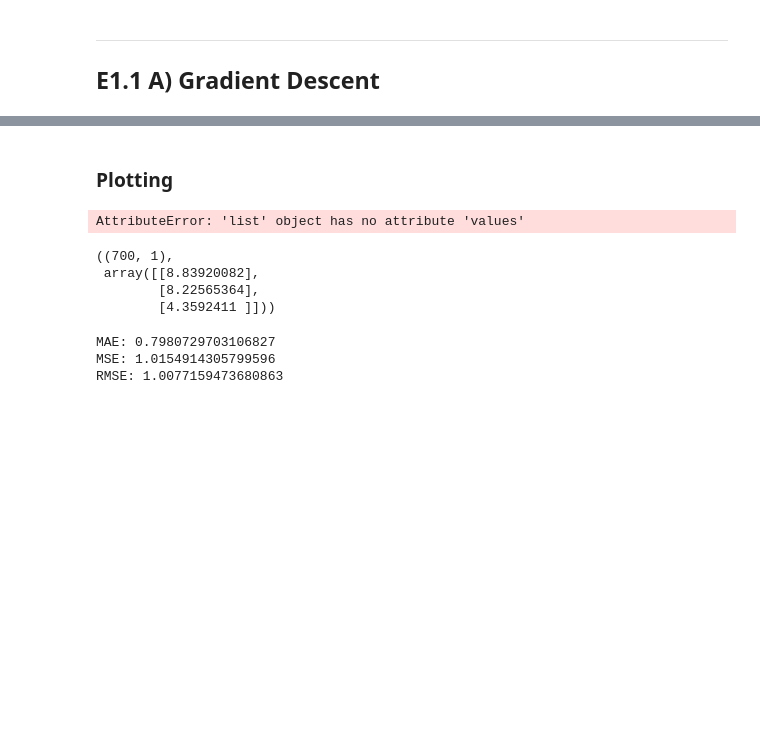
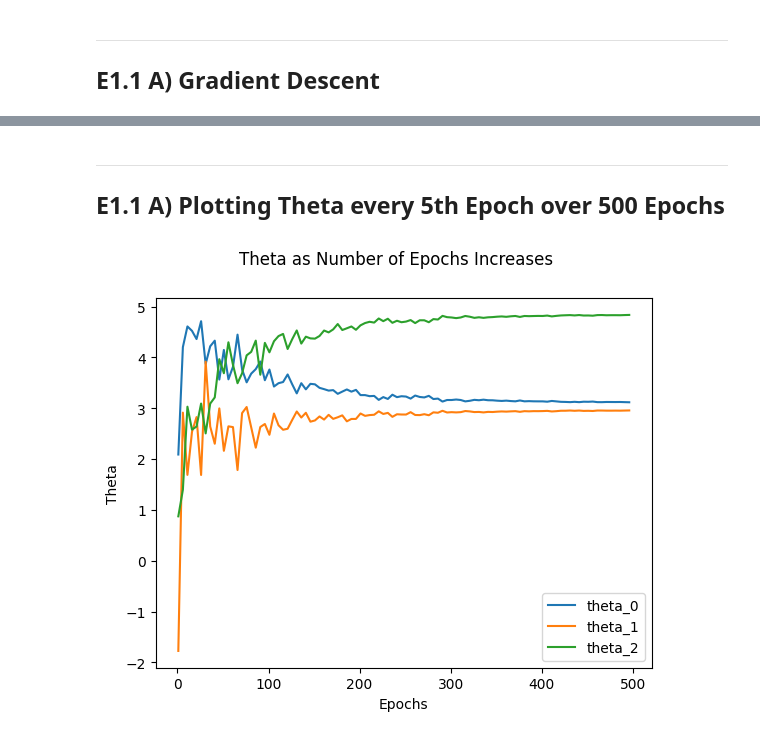
Before and after one commit to Andreas-Svensson/machine_learning, a Jupyter notebook: exercises/E1.ipynb, the cells around one changed output, grey strips where cells are left out. Cells and saved outputs as stored; diff of their text form; code cells hidden in the pictures; blank space fills up the shorter version.

Commit message:
work on stochastic gradient descent

```diff
--- a/exercises/E1.ipynb
+++ b/exercises/E1.ipynb
@@ -35,6 +27,7 @@ def simulate_dataset(samples, features, beta_values):
     # calculating y based on X dot multiplied with beta vector (note beta_0 multiplied by ones from the added column)
     # adding epsilon for some random variance
     y = np.dot(X, beta_values) + epsilon
+    y = y.reshape(-1, 1) # giving y the dimensions (1000,1) instead of (1000,)
 
     return X, y
 # %%
@@ -101,11 +58,8 @@ def gradient_descent(X, y, learning_rate = 0.1, epochs = 500):
     # for example X (1000, 3) -> theta (3, 1)
     theta = np.random.randn(X.shape[1], 1)
 
-    lista = [[] for _ in range(len(X.T))]
-
     # looping over epochs
-    for i in range(epochs):
-
+    for _ in range(epochs):
 
         # calculating gradient
         gradient = 2 / m * X.T @ (X @ theta - y)
@@ -113,16 +67,10 @@ def gradient_descent(X, y, learning_rate = 0.1, epochs = 500):
         # updating theta based on learning rate and gradient
         theta -= learning_rate * gradient
 
-        if i % 5 == 0:
-            for i, _ in enumerate(theta):
-                lista[i].append(theta[i])
-
-    return theta, lista
+    return theta
 # %%
-epochs = 500
+# getting theta estimations based on training data
+theta = gradient_descent(X, y)
 
-# getting theta estimations based on training data
-theta_hat, theta_list = gradient_descent(X_train, y_train, epochs = epochs)
-
-theta_hat
+theta
 # %% [output]
@@ -134,32 +80,27 @@ len(theta_list[2]), theta_list[0][:3]
-# %% [markdown]
-### Plotting
-# %%
-sns.lineplot(x = range(1, 500, 5), y = theta_list[0].values)
-# %% [output]
-AttributeError: 'list' object has no attribute 'values'
-# %%
-# defining prediction function
-predict = lambda x, theta: np.dot(x, theta)
-
-# predicting y-values based on X_test
-y_pred = predict(X_test, theta_hat)
-
-y_pred.shape, y_pred[:3]
-# %% [output]
-((700, 1),
- array([[8.83920082],
-        [8.22565364],
-        [4.3592411 ]]))
-# %%
-# defining functions to calculate MAE, MSE, RMSE
-mean_absolute_error = lambda y_test, y_pred: np.sum(np.abs(y_test - y_pred)) / len(y_test)
-mean_squared_error = lambda y_test, y_pred: np.sum((y_test - y_pred) ** 2) / len(y_test)
-root_mean_squared_error = lambda y_test, y_pred: np.sqrt(mean_squared_error(y_test, y_pred))
-
-print(f"MAE: {mean_absolute_error(y_test, y_pred)}")
-print(f"MSE: {mean_squared_error(y_test, y_pred)}")
-print(f"RMSE: {root_mean_squared_error(y_test, y_pred)}")
-# %% [output]
-MAE: 0.7980729703106827
-MSE: 1.0154914305799596
-RMSE: 1.0077159473680863
+# %% [markdown]
+---
+## E1.1 A) Plotting Theta every 5th Epoch over 500 Epochs
+# %%
+learning_rate = 0.1
+epochs = 500
+step = 5
+
+theta_0 = []
+theta_1 = []
+theta_2 = []
+
+for i in range(1, epochs, step):
+    theta = gradient_descent(X, y, epochs = i, learning_rate = learning_rate)
+    theta_0.append(float(theta[0]))
+    theta_1.append(float(theta[1]))
+    theta_2.append(float(theta[2]))
+
+sns.lineplot(x = range(1, epochs, step), y = theta_0, label = "theta_0")
+sns.lineplot(x = range(1, epochs, step), y = theta_1, label = "theta_1")
+sns.lineplot(x = range(1, epochs, step), y = theta_2, label = "theta_2")
+
+plt.xlabel("Epochs")
+plt.ylabel("Theta")
+plt.suptitle(f"Theta as Number of Epochs Increases");
+# %% [output]
+[figure, added]
```
Also changed, not shown: parts of 18 cells of this notebook.
